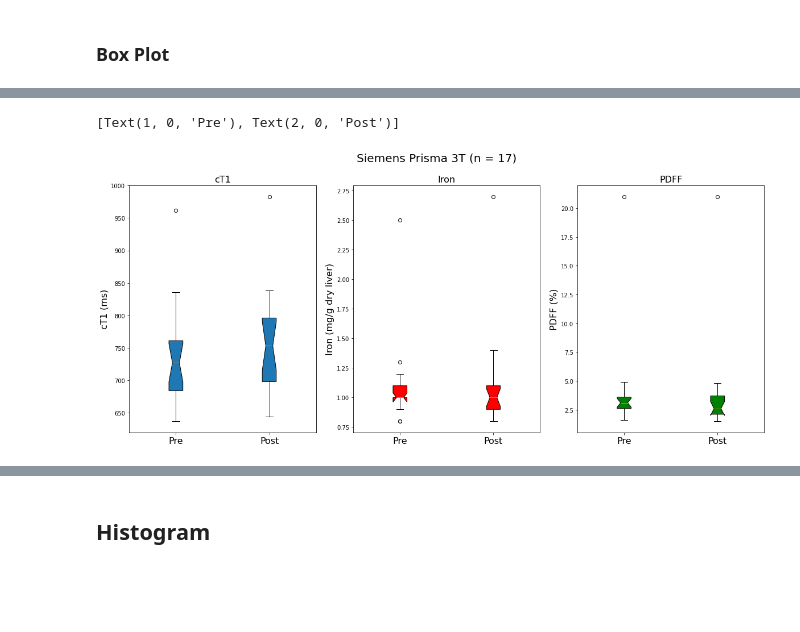
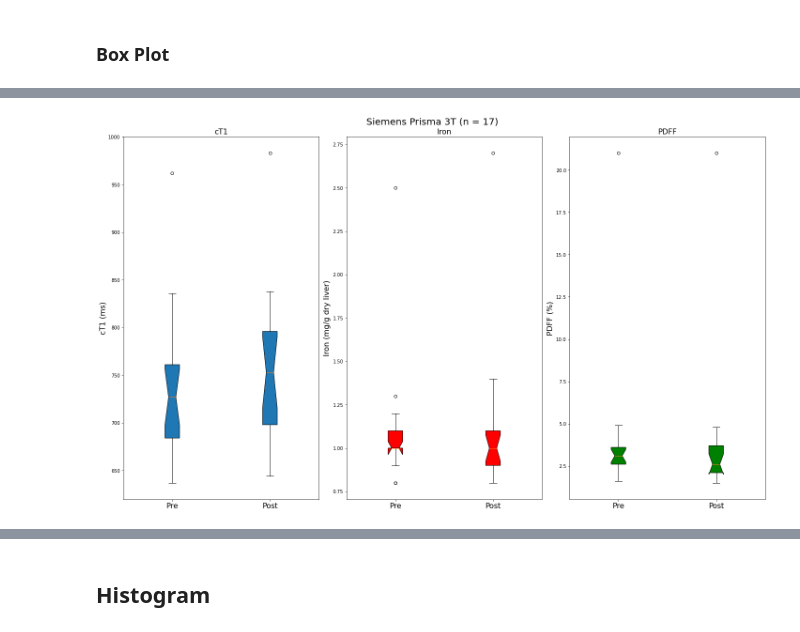
Before and after one commit to WhySeeYC/reference_app, a Jupyter notebook: PineappleJuice/VendorSpecificPlots.ipynb, the cells around one changed output, grey strips where cells are left out. Drawn from its saved outputs; the diff is of its cells as text; code cells hidden in the pictures; blank space fills up the shorter version.

```diff
--- a/PineappleJuice/VendorSpecificPlots.ipynb
+++ b/PineappleJuice/VendorSpecificPlots.ipynb
@@ -199 +224,6 @@ There are some parameters are categorical or record data: Record Id, Portal_ID (
 | freq | 1 | 1 | 1 | 13 | 13 | ... |
+# %%
+# Compute cR1 for 3T Prisma data
+PA['cR1 median (Pre PJ)'] = 1/PA['cT1 median (Pre PJ)']
+PA['cR1 median (Post PJ)'] = 1/PA['cT1 median (Post PJ)']
+PA
@@ -227,22 +296,22 @@ axes[2].set_xticklabels(['Pre', 'Post'], fontsize = 16)
 # %%
-fig, axes = plt.subplots(nrows = 1, ncols = 3, figsize = (20,8))
+fig, axes = plt.subplots(nrows = 1, ncols = 3, figsize = (20,12))
 fig.suptitle('Siemens Prisma 3T (n = 17)', fontsize = 20)
 
 axes[0].boxplot([PA["cT1 median (Pre PJ)"],PA["cT1 median (Post PJ)"]], patch_artist = True, notch = True)
 axes[0].set_title("cT1", fontsize = 16)
 axes[0].set_ylabel("cT1 (ms)", fontsize = 16)
 axes[0].set_xticklabels(['Pre', 'Post'], fontsize = 16)
 
 axes[1].boxplot([PA["Iron median (Pre PJ)"],PA["Iron median (Post PJ)"]], patch_artist = True, notch = True, boxprops = dict(facecolor = 'red'))
 axes[1].set_title("Iron", fontsize = 16)
 axes[1].set_ylabel("Iron (mg/g dry liver)", fontsize = 16)
 axes[1].set_xticklabels(['Pre', 'Post'], fontsize = 16)
 
 axes[2].boxplot([PA["PDFF median (Pre PJ)"],PA["PDFF median (Post PJ)"]], patch_artist = True, notch = True, boxprops = dict(facecolor = 'green'))
 axes[2].set_title("PDFF", fontsize = 16)
 axes[2].set_ylabel("PDFF (%)", fontsize = 16)
 axes[2].set_xticklabels(['Pre', 'Post'], fontsize = 16)
+plt.tight_layout()
 #plt.savefig("PA Box.png")
 # %% [output]
-[Text(1, 0, 'Pre'), Text(2, 0, 'Post')]
-[figure, old version]
+[figure, new version]
```
Also changed, not shown: parts of 33 cells of this notebook.
